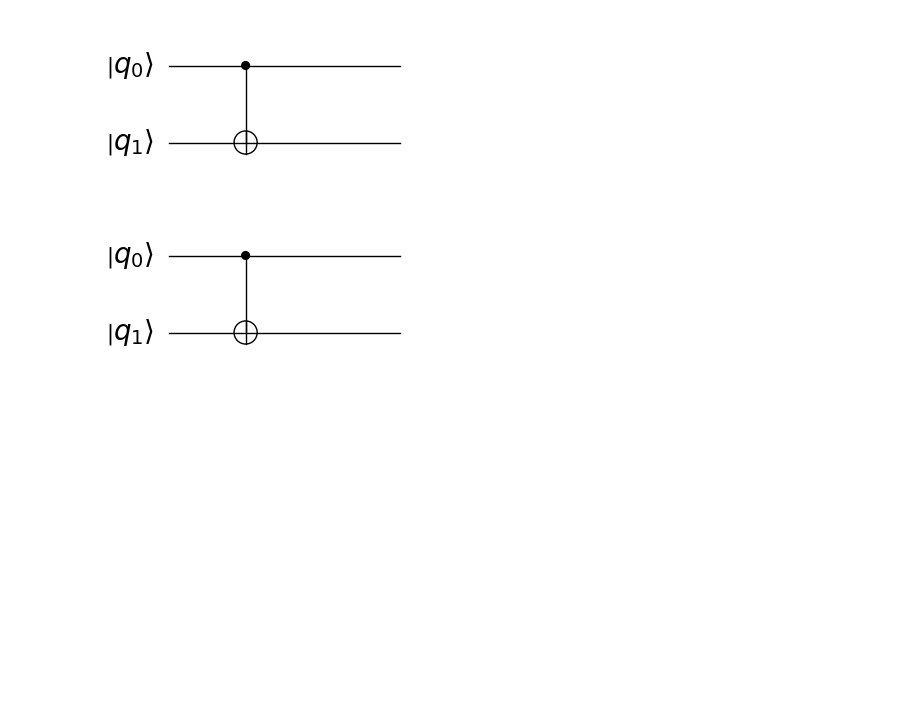
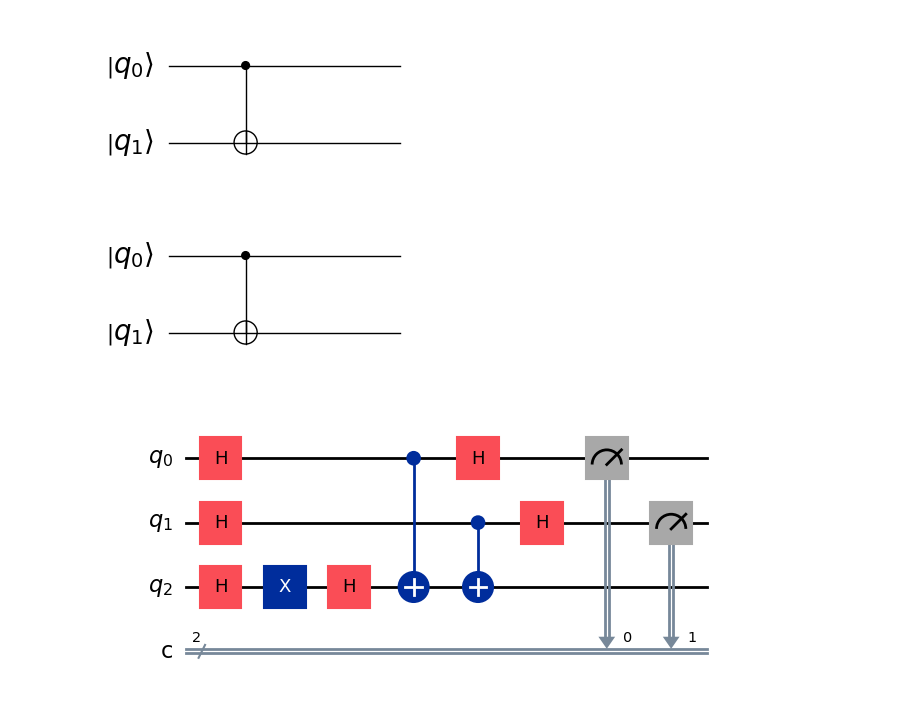
Before and after one commit to jbperin/hello-world, a Jupyter notebook: quantique/CircuitPlot.ipynb, the cells around one changed output. Drawn from its saved outputs; the diff is of its cells as text; code cells hidden in the pictures; blank space fills up the shorter version.

Commit message:
Go further on quantum

```diff
--- a/quantique/CircuitPlot.ipynb
+++ b/quantique/CircuitPlot.ipynb
@@ -29,3 +29,32 @@ from sympy.physics.quantum.circuitplot import CircuitPlot
 c = CircuitPlot(CNOT(1,0),2,labels=labeller(2))
 # %% [output]
 [figure]
+# %%
+from qiskit import QuantumCircuit
+from qiskit.visualization import circuit_drawer
+
+# Nombre de qubits (n+1 pour Deutsch-Jozsa)
+n = 2
+qc = QuantumCircuit(n+1, n)
+
+# Étape 1 : Appliquer Hadamard sur tous les qubits
+qc.h(range(n+1))
+
+# Étape 2 : Appliquer X et H sur le dernier qubit (préparation |->)
+qc.x(n)
+qc.h(n)
+
+# Étape 3 : Oracle (exemple d'une fonction équilibrée avec CNOT)
+qc.cx(0, n)
+qc.cx(1, n)
+
+# Étape 4 : Appliquer Hadamard sur les n premiers qubits
+qc.h(range(n))
+
+# Étape 5 : Mesure des n premiers qubits
+qc.measure(range(n), range(n))
+
+# Affichage du circuit
+qc.draw('mpl')
+# %% [output]
+[figure, added]
```
Also changed, not shown: 8 other files.
